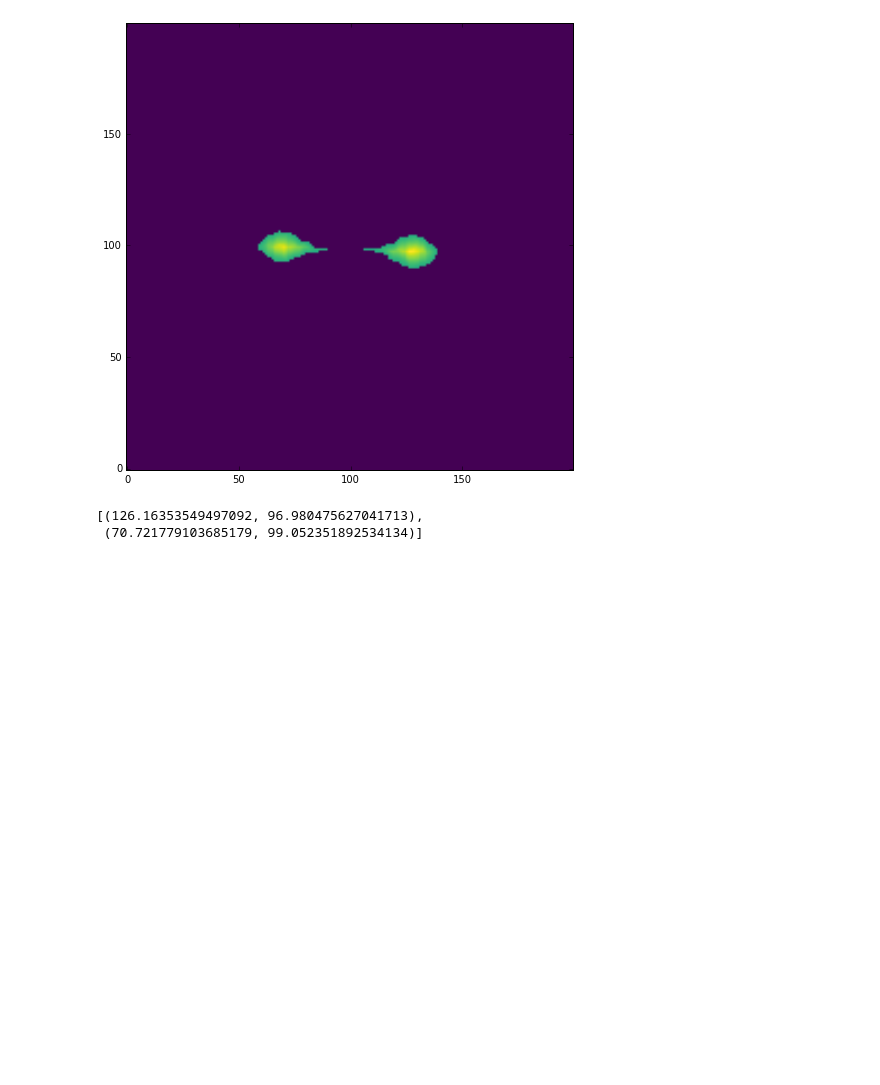
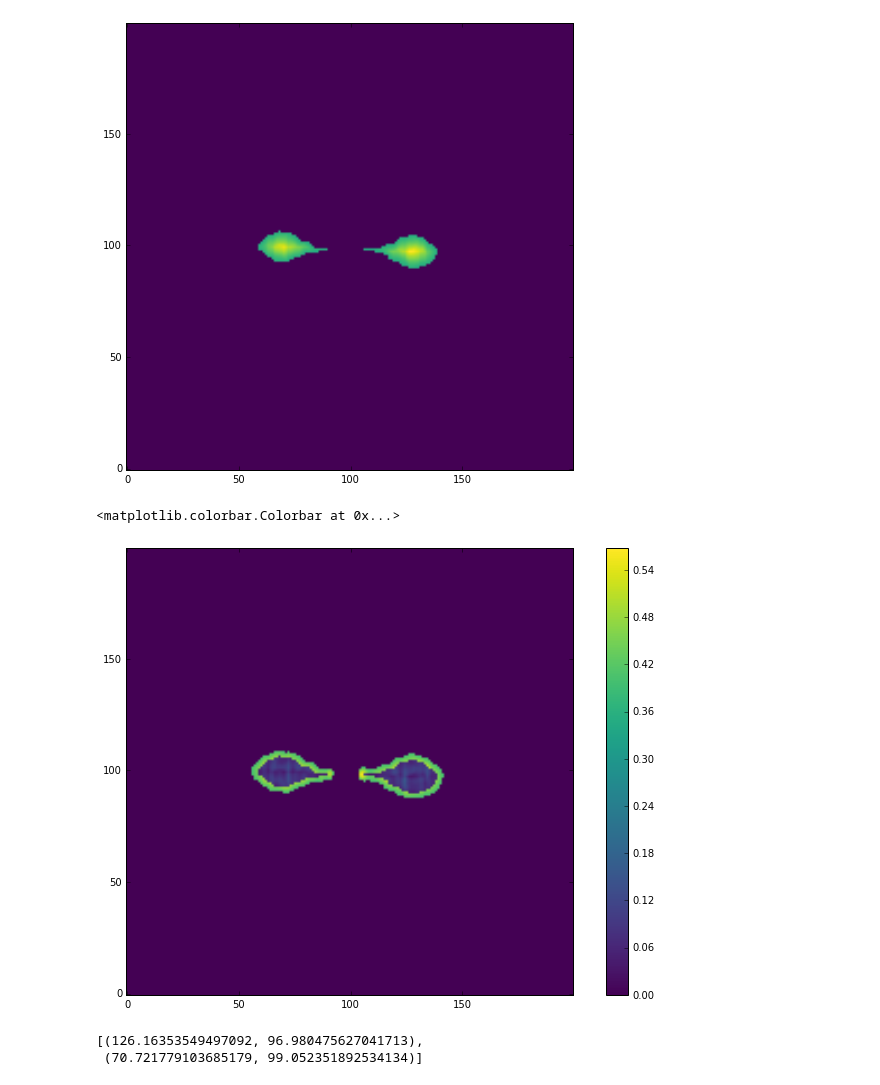
Before and after one commit to ricleal/PythonCode, a Jupyter notebook: SANS/Anisotropic/Find Wedges Concentric.ipynb, the cells around one changed output. Saved outputs shown, nothing was run; the diff lists cells and outputs as text; code cells hidden in the pictures; blank space fills up the shorter version.

```diff
--- a/SANS/Anisotropic/Find Wedges Concentric.ipynb
+++ b/SANS/Anisotropic/Find Wedges Concentric.ipynb
@@ -67,5 +75,14 @@ plt.imshow(Z_eroded,origin='lower')
 # %% [output]
 <matplotlib.image.AxesImage at 0x...>
 [figure]
+# %%
+# The maxima for Z_eroded appears off, let's subtract
+Z_tmp = Z_thresh - Z_eroded
+plt.imshow(Z_tmp,origin='lower')
+plt.colorbar()
+# It looks OK!
+# %% [output]
+<matplotlib.colorbar.Colorbar at 0x...>
+[figure, added]
 # %%
 #now find the objects
```
Also changed, not shown: parts of 11 cells of this notebook, 1 other file.
